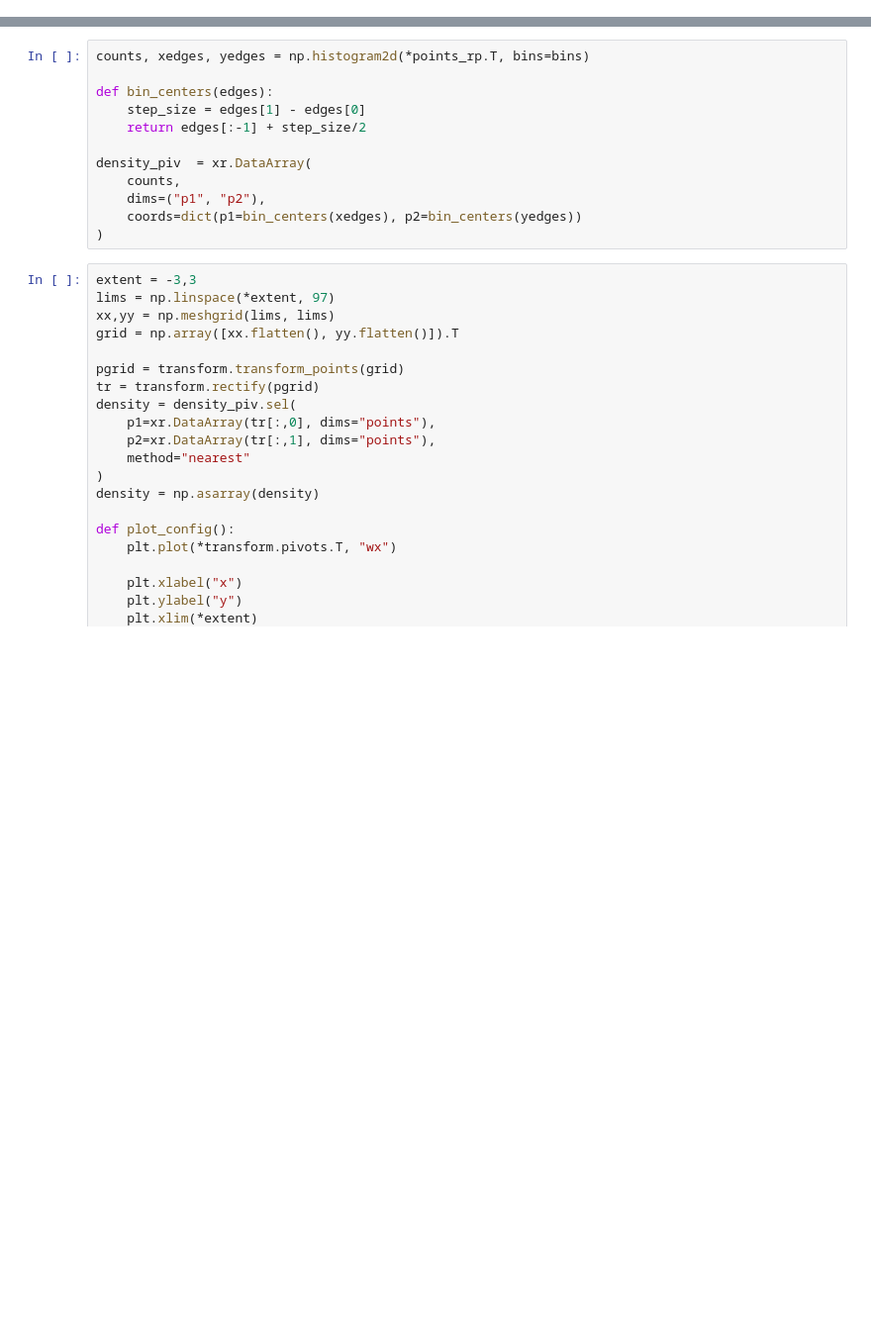
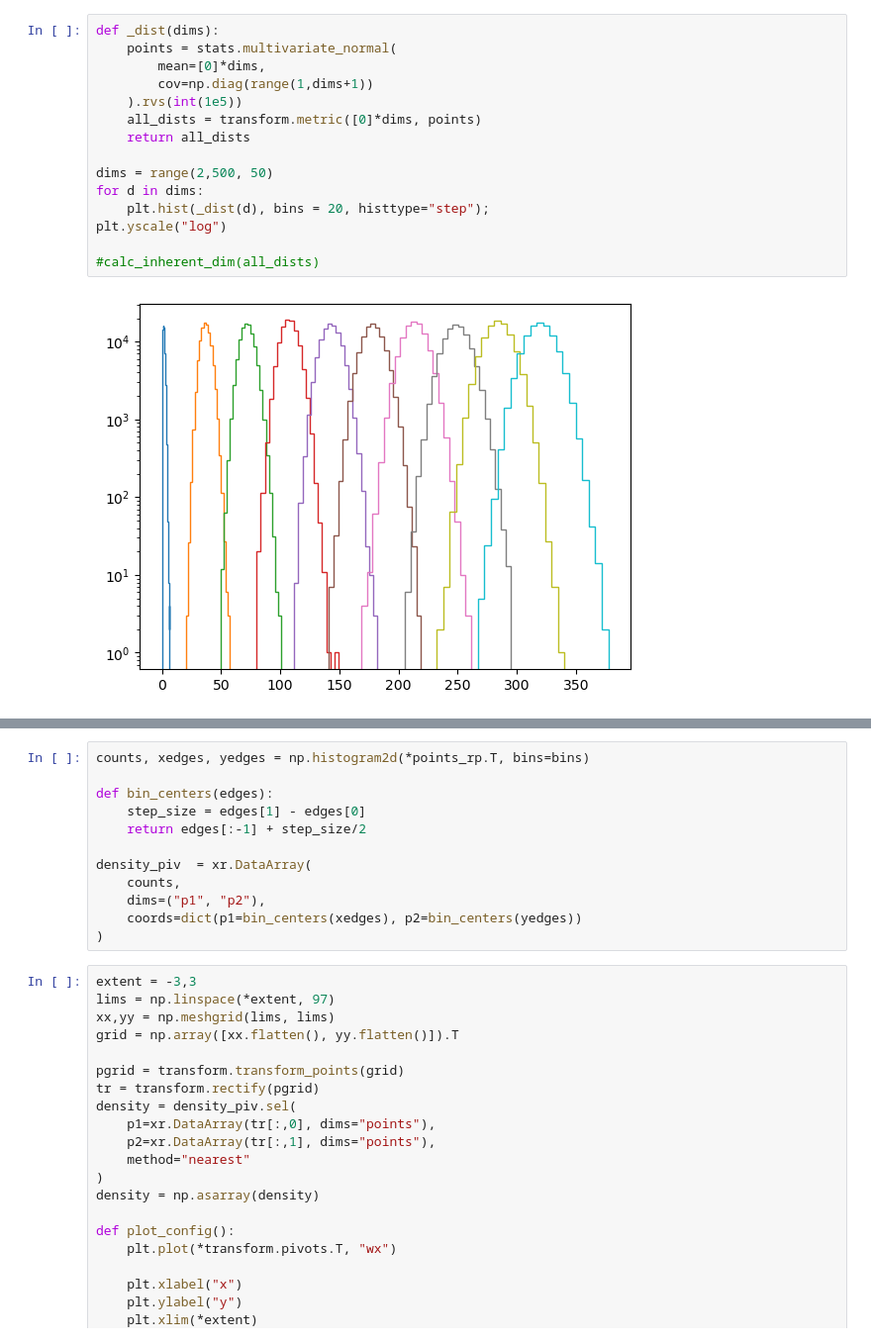
Before and after one commit to DimensionalScoop/metric_spaces, a Jupyter notebook: exploration/density-grid.ipynb, the cells around one changed output, grey strips where cells are left out. Shown at 99% size. Saved outputs shown, nothing was run; the diff lists cells and outputs as text; blank space fills up the shorter version.

```diff
--- a/exploration/density-grid.ipynb
+++ b/exploration/density-grid.ipynb
@@ -48,0 +78,17 @@ points = fill_circle(2, 1000)
+# %%
+def _dist(dims):
+    points = stats.multivariate_normal(
+        mean=[0]*dims,
+        cov=np.diag(range(1,dims+1))
+    ).rvs(int(1e5))
+    all_dists = transform.metric([0]*dims, points)
+    return all_dists
+
+dims = range(2,500, 50)
+for d in dims:
+    plt.hist(_dist(d), bins = 20, histtype="step");
+plt.yscale("log")
+
+#calc_inherent_dim(all_dists)
+# %% [output]
+[figure, added]
```
Also changed, not shown: parts of 21 cells of this notebook, 2 other files.
